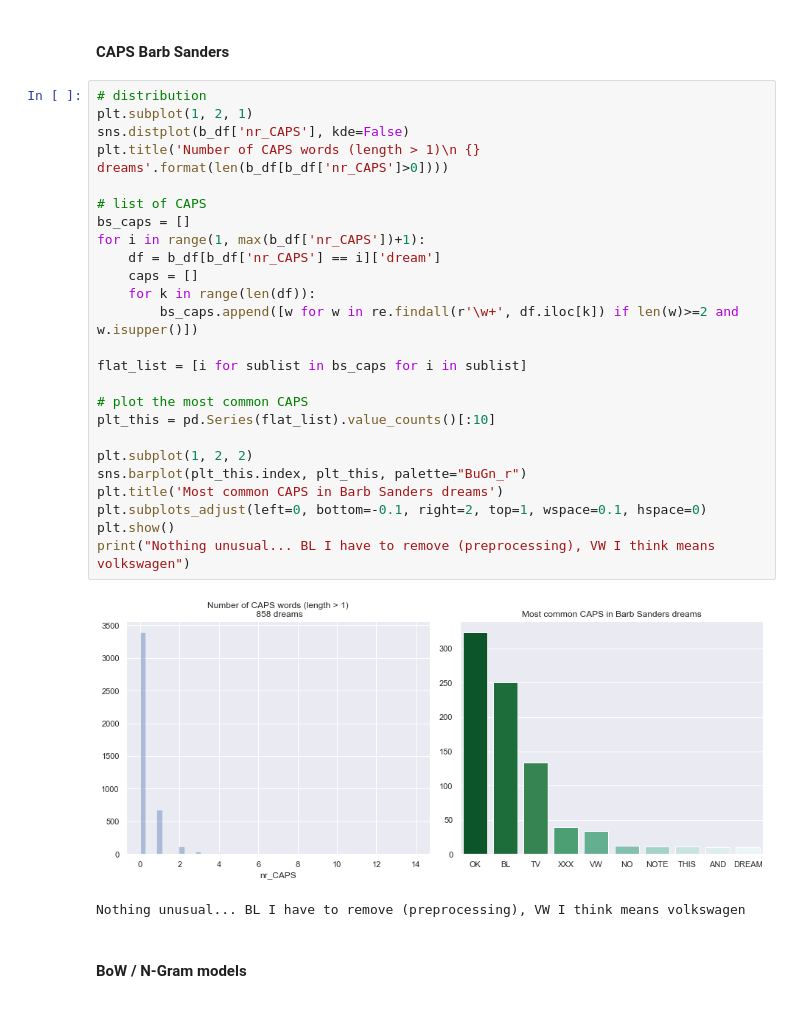
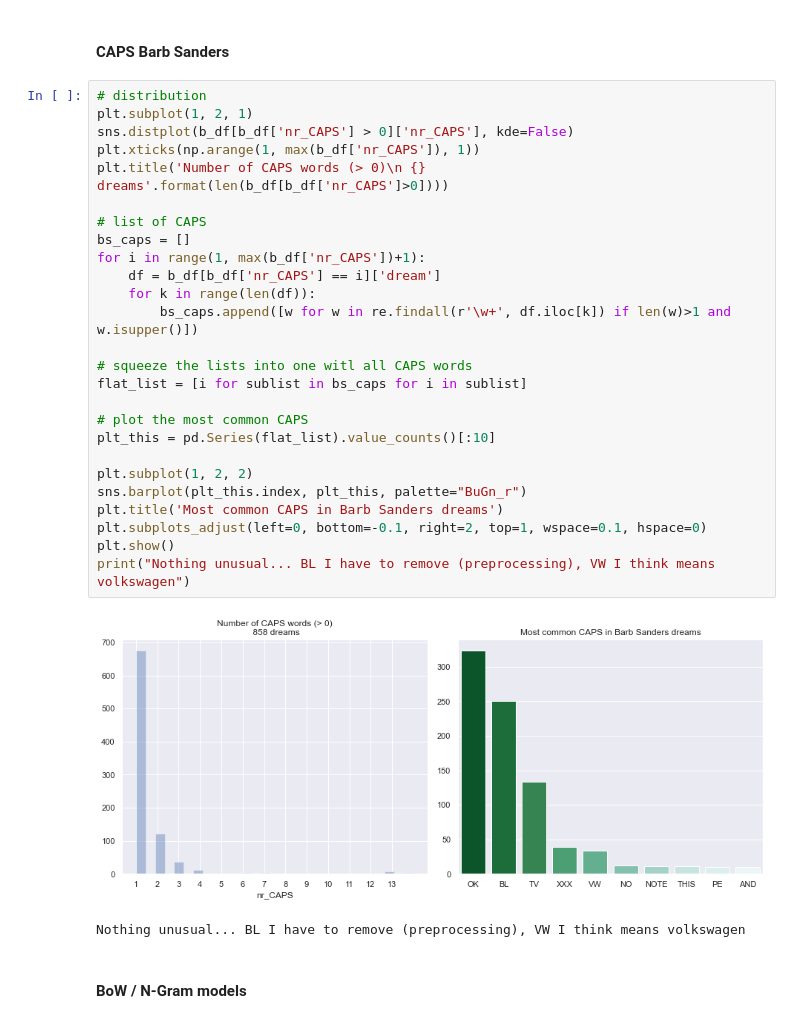
Before and after one commit to MigBap/dreambank, a Jupyter notebook: dreamresearch.net_data.ipynb, the cells around one changed output. Cells and saved outputs as stored; diff of their text form.

```diff
--- a/dreamresearch.net_data.ipynb
+++ b/dreamresearch.net_data.ipynb
@@ -2666,30 +2666,31 @@ dtype: int64
 # %%
 # distribution
 plt.subplot(1, 2, 1)
-sns.distplot(b_df['nr_CAPS'], kde=False)
-plt.title('Number of CAPS words (length > 1)\n {} dreams'.format(len(b_df[b_df['nr_CAPS']>0])))
+sns.distplot(b_df[b_df['nr_CAPS'] > 0]['nr_CAPS'], kde=False)
+plt.xticks(np.arange(1, max(b_df['nr_CAPS']), 1))
+plt.title('Number of CAPS words (> 0)\n {} dreams'.format(len(b_df[b_df['nr_CAPS']>0])))
 
 # list of CAPS
 bs_caps = []
 for i in range(1, max(b_df['nr_CAPS'])+1):
     df = b_df[b_df['nr_CAPS'] == i]['dream']
-    caps = []
     for k in range(len(df)):
-        bs_caps.append([w for w in re.findall(r'\w+', df.iloc[k]) if len(w)>=2 and w.isupper()])
+        bs_caps.append([w for w in re.findall(r'\w+', df.iloc[k]) if len(w)>1 and w.isupper()])
 
+# squeeze the lists into one witl all CAPS words
 flat_list = [i for sublist in bs_caps for i in sublist]
 
 # plot the most common CAPS
 plt_this = pd.Series(flat_list).value_counts()[:10]
 
 plt.subplot(1, 2, 2)
 sns.barplot(plt_this.index, plt_this, palette="BuGn_r")
 plt.title('Most common CAPS in Barb Sanders dreams')
 plt.subplots_adjust(left=0, bottom=-0.1, right=2, top=1, wspace=0.1, hspace=0)
 plt.show()
 print("Nothing unusual... BL I have to remove (preprocessing), VW I think means volkswagen")
 # %% [output]
-[figure, old version]
+[figure, new version]
 Nothing unusual... BL I have to remove (preprocessing), VW I think means volkswagen
 # %% [markdown]
 #### BoW / N-Gram models
```
Also changed, not shown: parts of 41 cells of this notebook.
